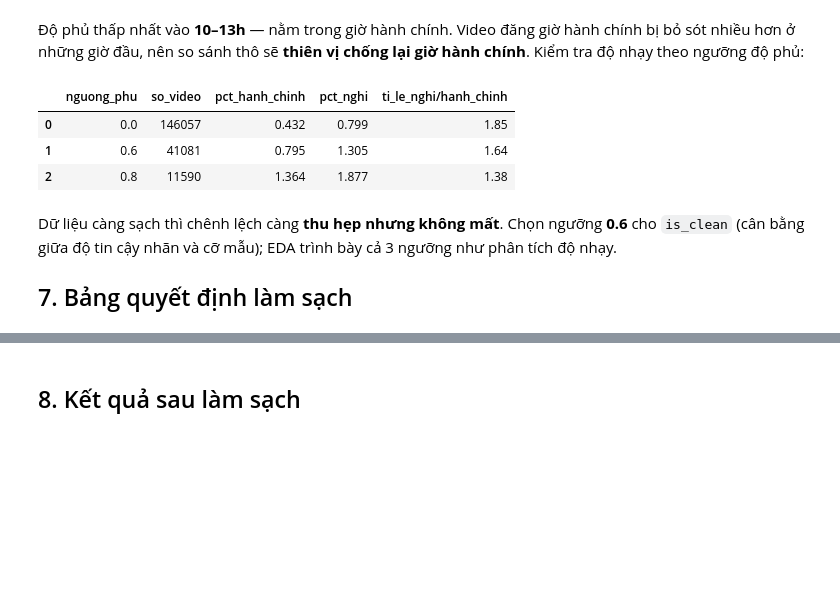
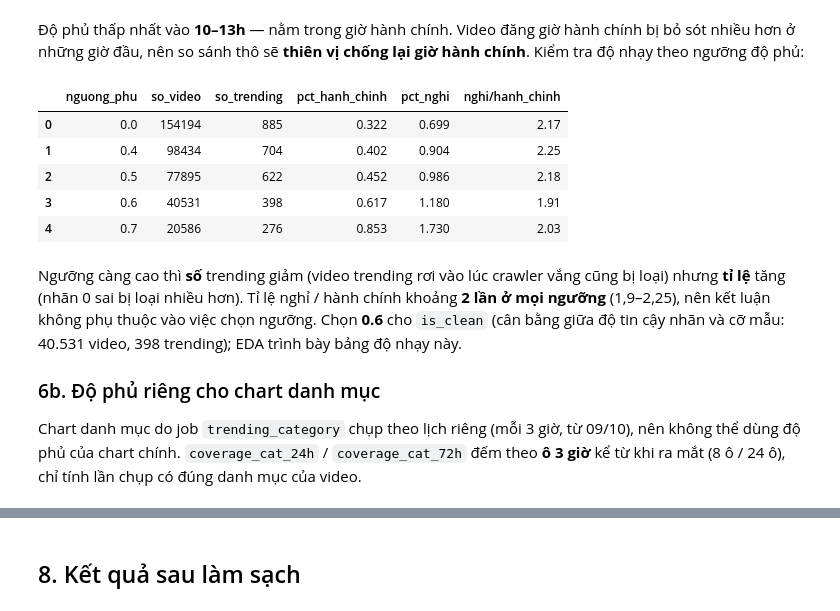
Before and after one commit to 2rBannnz/BanNH_QE210137_TRENDING_ANALYTICS, a Jupyter notebook: notebooks/1_Exploration.ipynb, the cells around one changed output, grey strips where cells are left out. Saved outputs shown, nothing was run; the diff lists cells and outputs as text; code cells hidden in the pictures; blank space fills up the shorter version.

Commit message:
feat(notebooks): rerun cleaning notebook with category coverage

```diff
--- a/notebooks/1_Exploration.ipynb
+++ b/notebooks/1_Exploration.ipynb
@@ -183,22 +184,34 @@ plt.tight_layout()
 Độ phủ thấp nhất vào **10–13h** — nằm trong giờ hành chính. Video đăng giờ hành chính bị bỏ sót nhiều hơn ở những giờ đầu,
 nên so sánh thô sẽ **thiên vị chống lại giờ hành chính**. Kiểm tra độ nhạy theo ngưỡng độ phủ:
 # %%
-rows = []
-for thr in [0.0, 0.6, 0.8]:
-    sub = df[(df["coverage_24h"] >= thr) & (df["coverage_72h"] >= thr)]
-    rate = sub.groupby("time_slot")["is_trending_main"].agg(["size", "sum", "mean"])
-    rows.append({"nguong_phu": thr, "so_video": len(sub),
-                 "pct_hanh_chinh": round(rate.loc["hanh_chinh", "mean"] * 100, 3),
-                 "pct_nghi": round(rate.loc["nghi", "mean"] * 100, 3),
-                 "ti_le_nghi/hanh_chinh": round(rate.loc["nghi", "mean"] / rate.loc["hanh_chinh", "mean"], 2)})
-pd.DataFrame(rows)
+# Giữ các cờ khác (thời lượng, subscriber), chỉ đổi ngưỡng độ phủ
+khac_ok = ~(df["flag_no_duration"] | df["flag_hidden_subs"] | df["flag_extreme_duration"].fillna(False).astype(bool))
+
+def do_nhay(data, nhan, cot24, cot72, cac_nguong):
+    """Bảng độ nhạy: số video, số trending và tỉ lệ theo khung giờ ở từng ngưỡng độ phủ."""
+    rows = []
+    for thr in cac_nguong:
+        sub = data[(data[cot24] >= thr) & (data[cot72] >= thr)]
+        rate = sub.groupby("time_slot")[nhan].mean() * 100
+        rows.append({"nguong_phu": thr, "so_video": len(sub), "so_trending": int(sub[nhan].sum()),
+                     "pct_hanh_chinh": round(rate["hanh_chinh"], 3), "pct_nghi": round(rate["nghi"], 3),
+                     "nghi/hanh_chinh": round(rate["nghi"] / rate["hanh_chinh"], 2)})
+    return pd.DataFrame(rows)
+
+do_nhay(df[khac_ok], "is_trending_main", "coverage_24h", "coverage_72h", [0.0, 0.4, 0.5, 0.6, 0.7])
 # %% [output]
-|  | nguong_phu | so_video | pct_hanh_chinh | pct_nghi | ti_le_nghi/hanh_chinh |
-| 0 | 0.0 | 146057 | 0.432 | 0.799 | 1.85 |
-| 1 | 0.6 | 41081 | 0.795 | 1.305 | 1.64 |
-| 2 | 0.8 | 11590 | 1.364 | 1.877 | 1.38 |
+|  | nguong_phu | so_video | so_trending | pct_hanh_chinh | pct_nghi | nghi/hanh_chinh |
+| 0 | 0.0 | 154194 | 885 | 0.322 | 0.699 | 2.17 |
+| 1 | 0.4 | 98434 | 704 | 0.402 | 0.904 | 2.25 |
+| 2 | 0.5 | 77895 | 622 | 0.452 | 0.986 | 2.18 |
+| 3 | 0.6 | 40531 | 398 | 0.617 | 1.180 | 1.91 |
+| 4 | 0.7 | 20586 | 276 | 0.853 | 1.730 | 2.03 |
 # %% [markdown]
-Dữ liệu càng sạch thì chênh lệch càng **thu hẹp nhưng không mất**. Chọn ngưỡng **0.6** cho `is_clean`
-(cân bằng giữa độ tin cậy nhãn và cỡ mẫu); EDA trình bày cả 3 ngưỡng như phân tích độ nhạy.
+Ngưỡng càng cao thì **số** trending giảm (video trending rơi vào lúc crawler vắng cũng bị loại) nhưng **tỉ lệ** tăng (nhãn 0 sai bị loại nhiều hơn).
+Tỉ lệ nghỉ / hành chính khoảng **2 lần ở mọi ngưỡng** (1,9–2,25), nên kết luận không phụ thuộc vào việc chọn ngưỡng.
+Chọn **0.6** cho `is_clean` (cân bằng giữa độ tin cậy nhãn và cỡ mẫu: 40.531 video, 398 trending); EDA trình bày bảng độ nhạy này.
 
-## 7. Bảng quyết định làm sạch
+### 6b. Độ phủ riêng cho chart danh mục
+
+Chart danh mục do job `trending_category` chụp theo lịch riêng (mỗi 3 giờ, từ 09/10), nên không thể dùng độ phủ của chart chính.
+`coverage_cat_24h` / `coverage_cat_72h` đếm theo **ô 3 giờ** kể từ khi ra mắt (8 ô / 24 ô), chỉ tính lần chụp có đúng danh mục của video.
```
Also changed, not shown: parts of 17 cells of this notebook, 1 other file.
